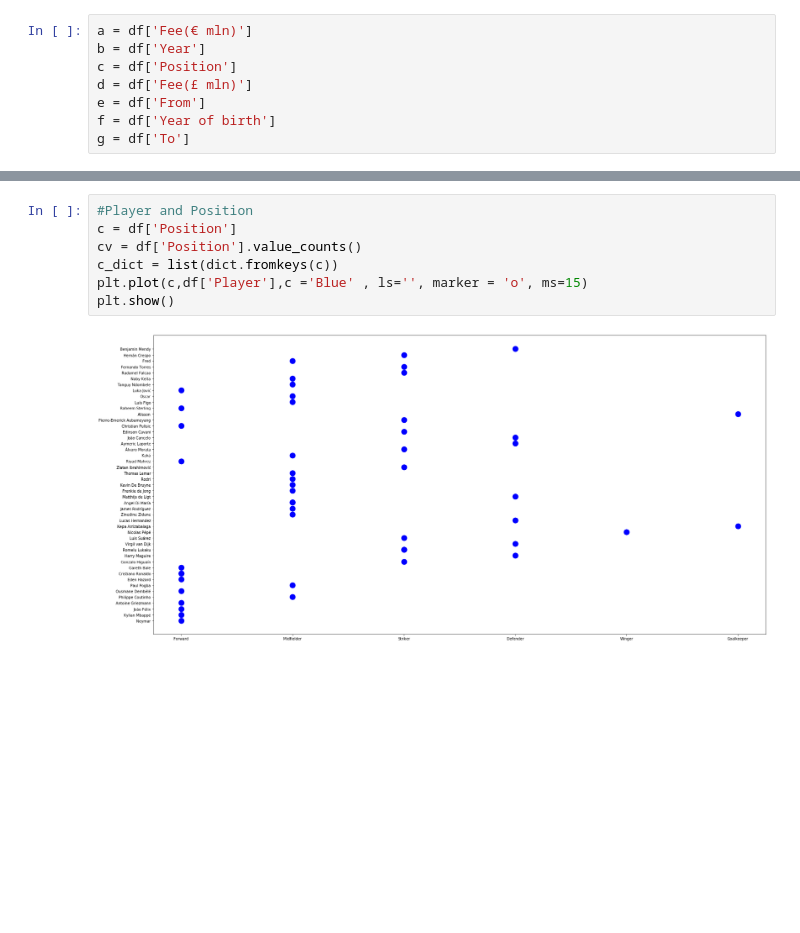
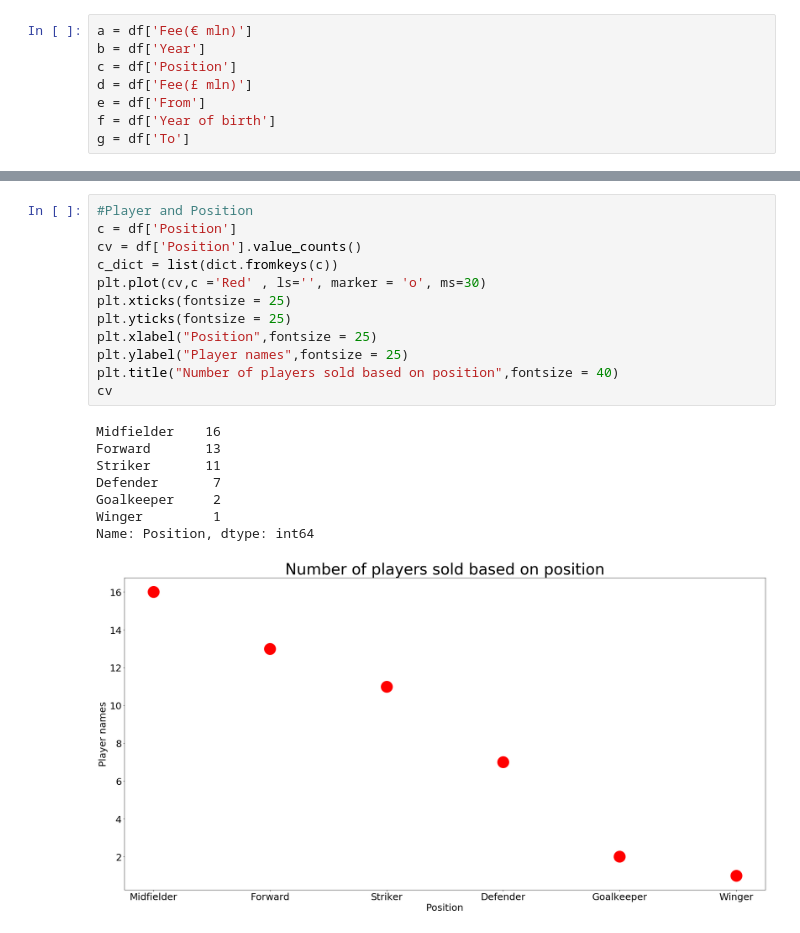
Before and after one commit to Thesavagecoder7784/Statistical-Data-Analysis-With-Pandas, a Jupyter notebook: Most Expensive Transfers.ipynb, the cells around one changed output, grey strips where cells are left out. Drawn from its saved outputs; the diff is of its cells as text; blank space fills up the shorter version.

```diff
--- a/Most Expensive Transfers.ipynb
+++ b/Most Expensive Transfers.ipynb
@@ -50,9 +71,21 @@ plt.show()
 # %%
 #Player and Position
 c = df['Position']
 cv = df['Position'].value_counts()
 c_dict = list(dict.fromkeys(c))
-plt.plot(c,df['Player'],c ='Blue' , ls='', marker = 'o', ms=15)
-plt.show()
+plt.plot(cv,c ='Red' , ls='', marker = 'o', ms=30)
+plt.xticks(fontsize = 25)
+plt.yticks(fontsize = 25)
+plt.xlabel("Position",fontsize = 25)
+plt.ylabel("Player names",fontsize = 25)
+plt.title("Number of players sold based on position",fontsize = 40)
+cv
 # %% [output]
+Midfielder    16
+Forward       13
+Striker       11
+Defender       7
+Goalkeeper     2
+Winger         1
+Name: Position, dtype: int64
-[figure, old version]
+[figure, new version]
```
Also changed, not shown: parts of 10 cells of this notebook.
